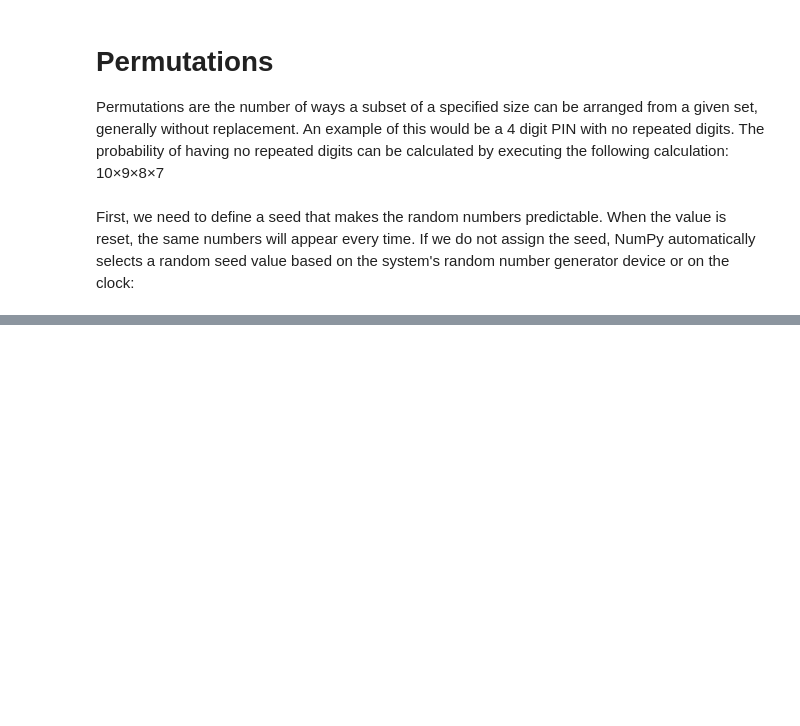
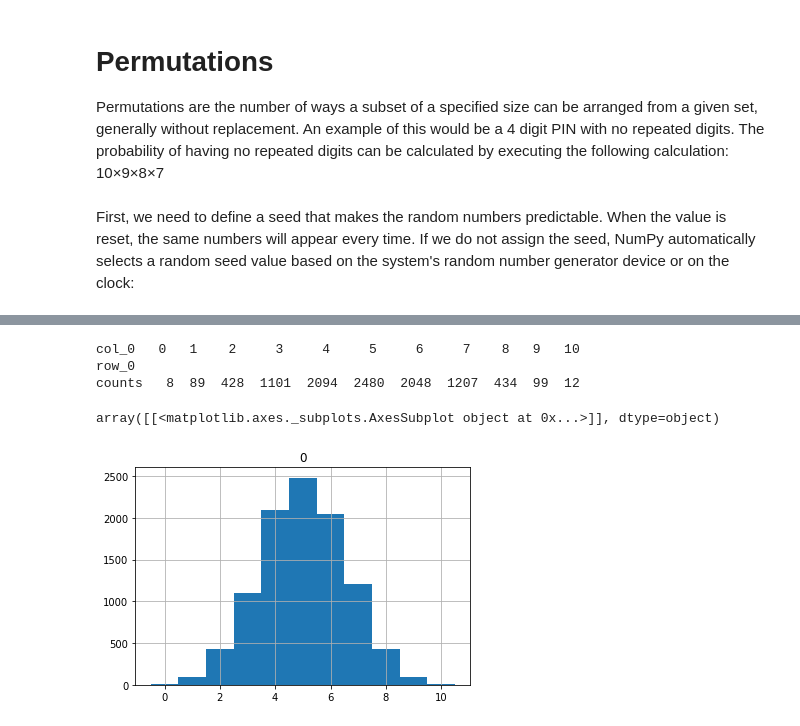
Before and after one commit to cdigap/ProgDA_Assignment, a Jupyter notebook: Numpy_Random_Assignment.ipynb, the cells around one changed output, grey strips where cells are left out. Cells and saved outputs as stored; diff of their text form; code cells hidden in the pictures; blank space fills up the shorter version.

```diff
--- a/Numpy_Random_Assignment.ipynb
+++ b/Numpy_Random_Assignment.ipynb
@@ -49,0 +62,14 @@ random number generator device or on the clock:
+# %%
+fair_coin_flips = stats.binom.rvs(n=10,        # Number of flips per trial
+                                  p=0.5,       # Success probability
+                                  size=10000)  # Number of trials
+
+print( pd.crosstab(index="counts", columns= fair_coin_flips))
+
+pd.DataFrame(fair_coin_flips).hist(range=(-0.5,10.5), bins=11)
+# %% [output]
+col_0   0   1    2     3     4     5     6     7    8   9   10
+row_0
+counts   8  89  428  1101  2094  2480  2048  1207  434  99  12
+array([[<matplotlib.axes._subplots.AxesSubplot object at 0x...>]], dtype=object)
+[figure, added]
```
Also changed, not shown: parts of 42 cells of this notebook.
